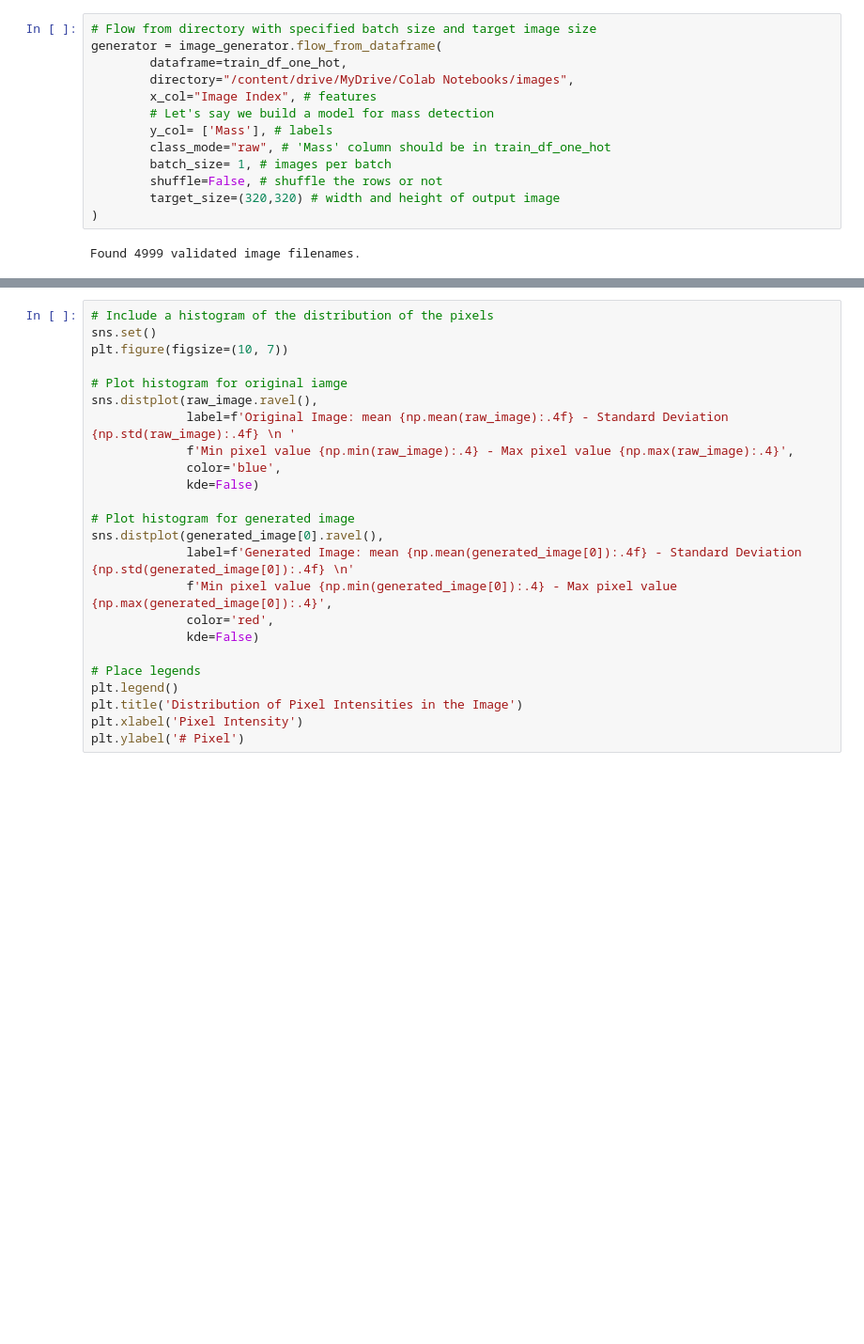
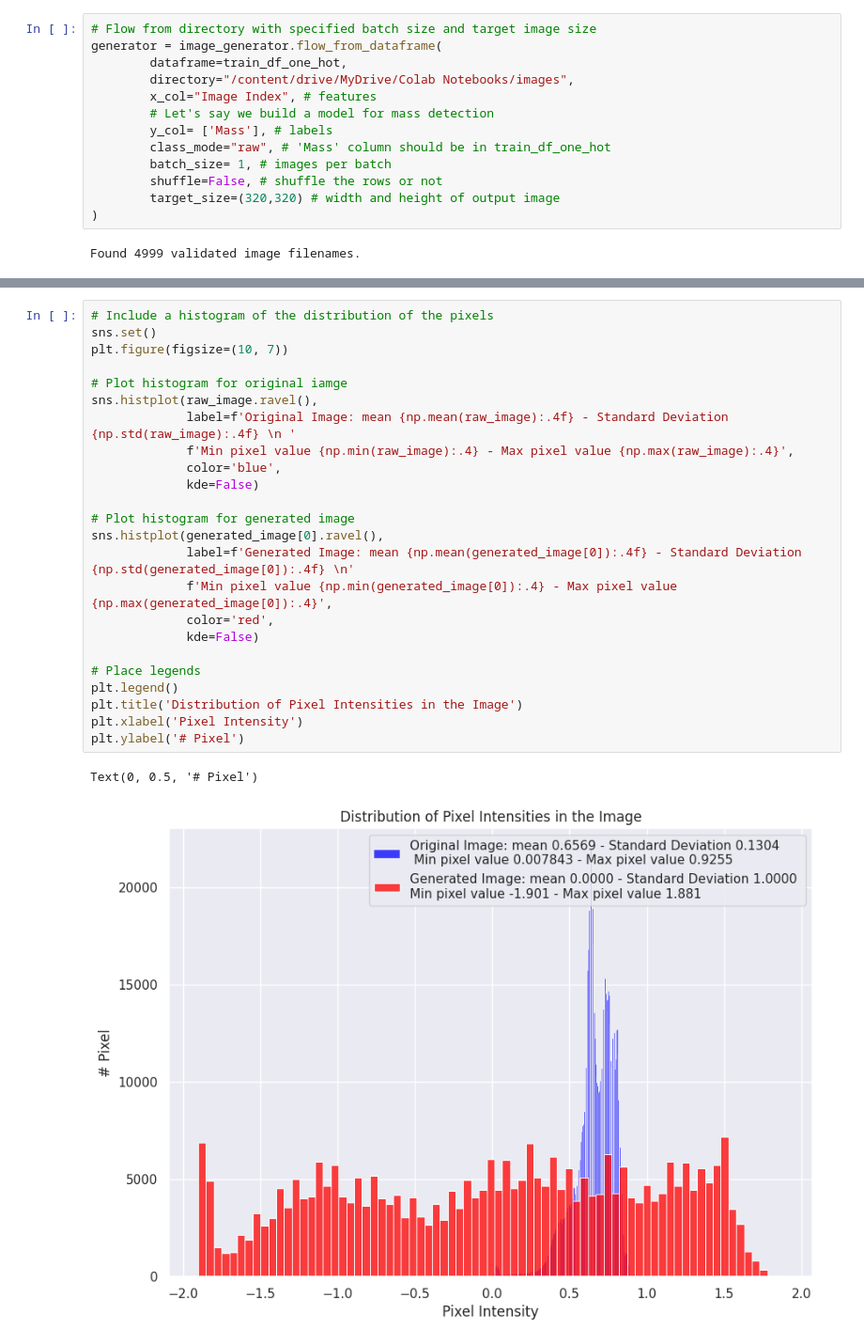
Before and after one commit to osvlandi/AI_for_medicine, a Jupyter notebook: diagnosis/week1-disease-detection/Image_preprocessing_for_AI.ipynb, the cells around one changed output, grey strips where cells are left out. Shown at 94% size. Saved outputs shown, nothing was run; the diff lists cells and outputs as text; blank space fills up the shorter version.

```diff
--- a/diagnosis/week1-disease-detection/Image_preprocessing_for_AI.ipynb
+++ b/diagnosis/week1-disease-detection/Image_preprocessing_for_AI.ipynb
@@ -510,24 +585,27 @@ print(f"The mean value of the pixels is {generated_image.mean():.4f} and the sta
 # %%
 # Include a histogram of the distribution of the pixels
 sns.set()
 plt.figure(figsize=(10, 7))
 
 # Plot histogram for original iamge
-sns.distplot(raw_image.ravel(),
+sns.histplot(raw_image.ravel(),
              label=f'Original Image: mean {np.mean(raw_image):.4f} - Standard Deviation {np.std(raw_image):.4f} \n '
              f'Min pixel value {np.min(raw_image):.4} - Max pixel value {np.max(raw_image):.4}',
              color='blue',
              kde=False)
 
 # Plot histogram for generated image
-sns.distplot(generated_image[0].ravel(),
+sns.histplot(generated_image[0].ravel(),
              label=f'Generated Image: mean {np.mean(generated_image[0]):.4f} - Standard Deviation {np.std(generated_image[0]):.4f} \n'
              f'Min pixel value {np.min(generated_image[0]):.4} - Max pixel value {np.max(generated_image[0]):.4}',
              color='red',
              kde=False)
 
 # Place legends
 plt.legend()
 plt.title('Distribution of Pixel Intensities in the Image')
 plt.xlabel('Pixel Intensity')
 plt.ylabel('# Pixel')
+# %% [output]
+Text(0, 0.5, '# Pixel')
+[figure, added]
```
Also changed, not shown: parts of 6 cells of this notebook.
